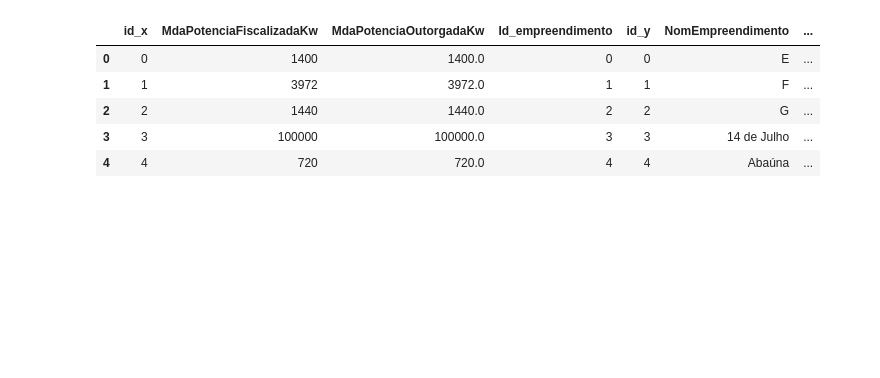
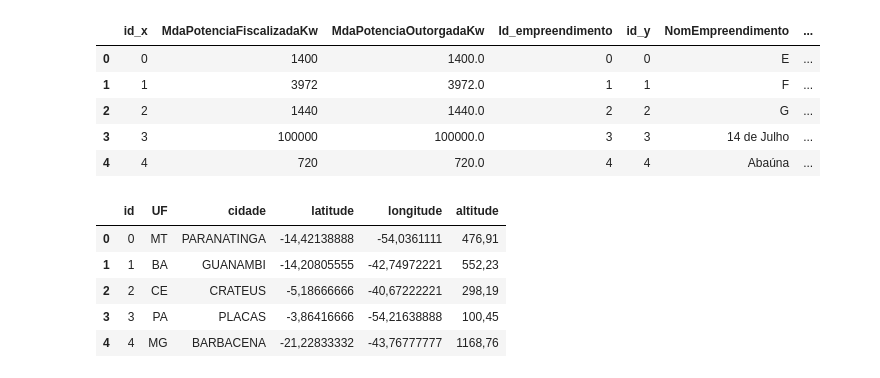
Before and after one commit to TiagoRCunha/pi-03-relacao-energia-condicao-climatica, a Jupyter notebook: machinelearning.ipynb, the cells around one changed output. Saved outputs shown, nothing was run; the diff lists cells and outputs as text; code cells hidden in the pictures; blank space fills up the shorter version.

```diff
--- a/machinelearning.ipynb
+++ b/machinelearning.ipynb
@@ -60,4 +82,13 @@ empreendimentos_combinados.head()
 | 2 | 2 | 1440 | 1440.0 | 2 | 2 | G | ... |
 | 3 | 3 | 100000 | 100000.0 | 3 | 3 | 14 de Julho | ... |
 | 4 | 4 | 720 | 720.0 | 4 | 4 | Abaúna | ... |
+# %%
+dim_regiao.head()
+# %% [output]
+|  | id | UF | cidade | latitude | longitude | altitude |
+| 0 | 0 | MT | PARANATINGA | -14,42138888 | -54,0361111 | 476,91 |
+| 1 | 1 | BA | GUANAMBI | -14,20805555 | -42,74972221 | 552,23 |
+| 2 | 2 | CE | CRATEUS | -5,18666666 | -40,67222221 | 298,19 |
+| 3 | 3 | PA | PLACAS | -3,86416666 | -54,21638888 | 100,45 |
+| 4 | 4 | MG | BARBACENA | -21,22833332 | -43,76777777 | 1168,76 |
 # %%
```
Also changed, not shown: parts of 7 cells of this notebook, 2 other files.
